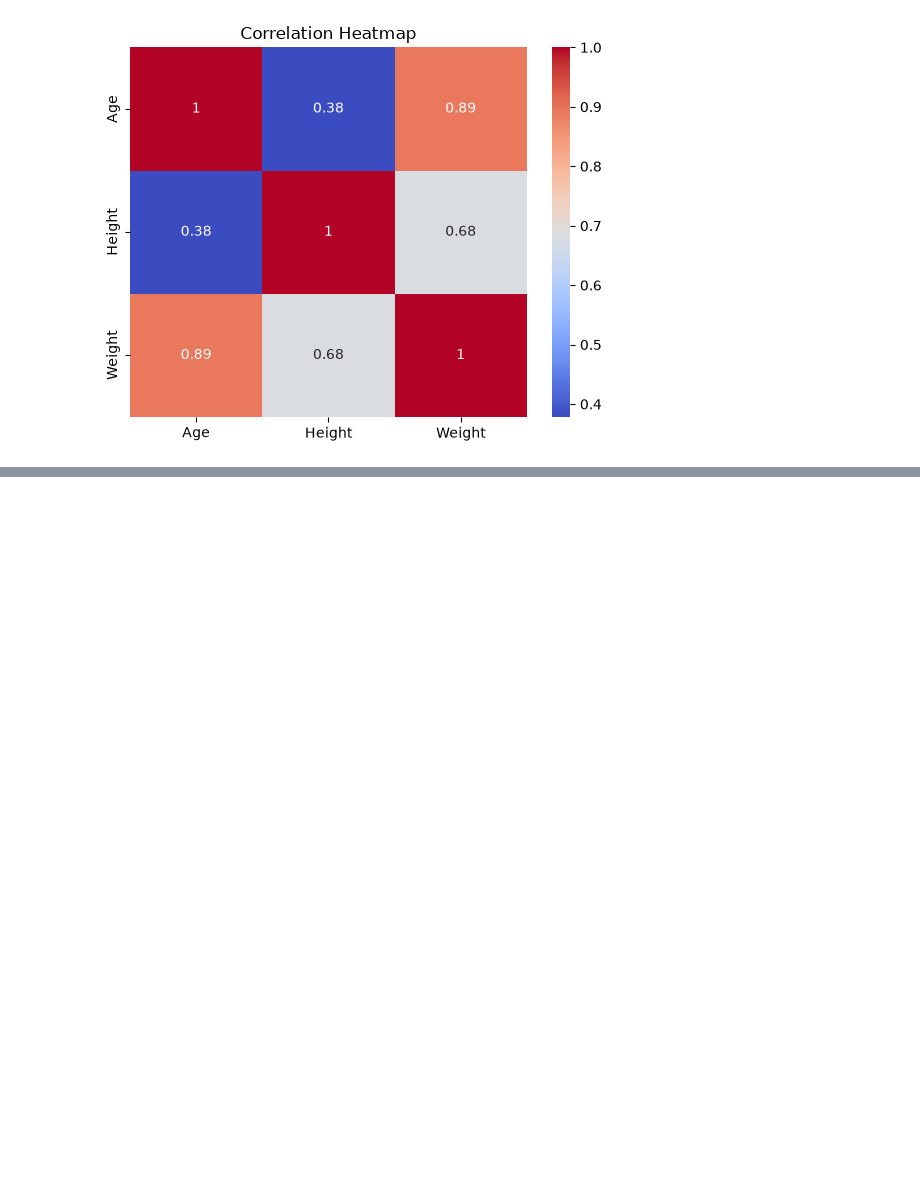
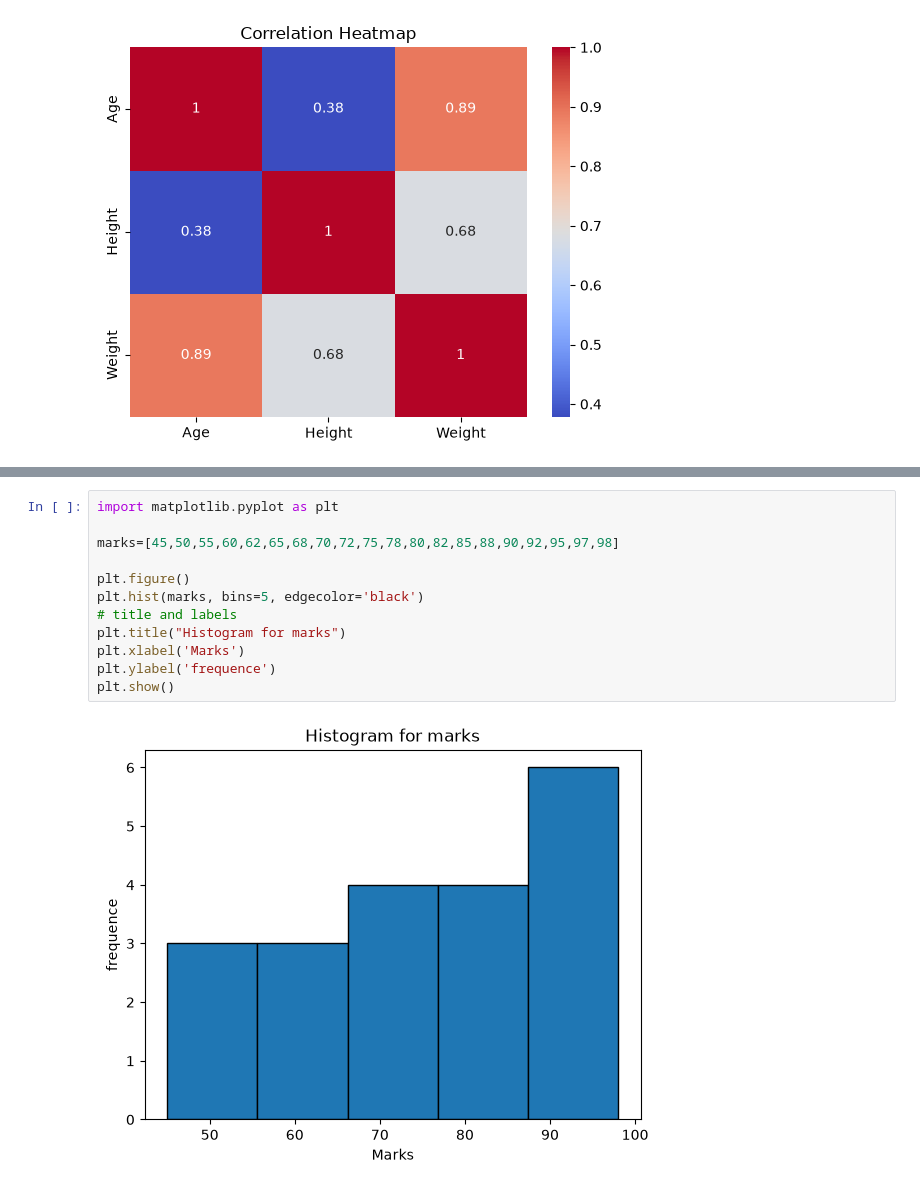
Before and after one commit to anojpradhan/learningDS, a Jupyter notebook: data_visualization.ipynb, the cells around one changed output, grey strips where cells are left out. Drawn from its saved outputs; the diff is of its cells as text; blank space fills up the shorter version.

Commit message:
box plot and hostorgram learneda

```diff
--- a/data_visualization.ipynb
+++ b/data_visualization.ipynb
@@ -71,0 +76,14 @@ plt.show()
+# %%
+import matplotlib.pyplot as plt
+
+marks=[45,50,55,60,62,65,68,70,72,75,78,80,82,85,88,90,92,95,97,98]
+
+plt.figure()
+plt.hist(marks, bins=5, edgecolor='black')
+# title and labels
+plt.title("Histogram for marks")
+plt.xlabel('Marks')
+plt.ylabel('frequence')
+plt.show()
+# %% [output]
+[figure, added]
```
Also changed, not shown: parts of 3 cells of this notebook, 1 other file.
